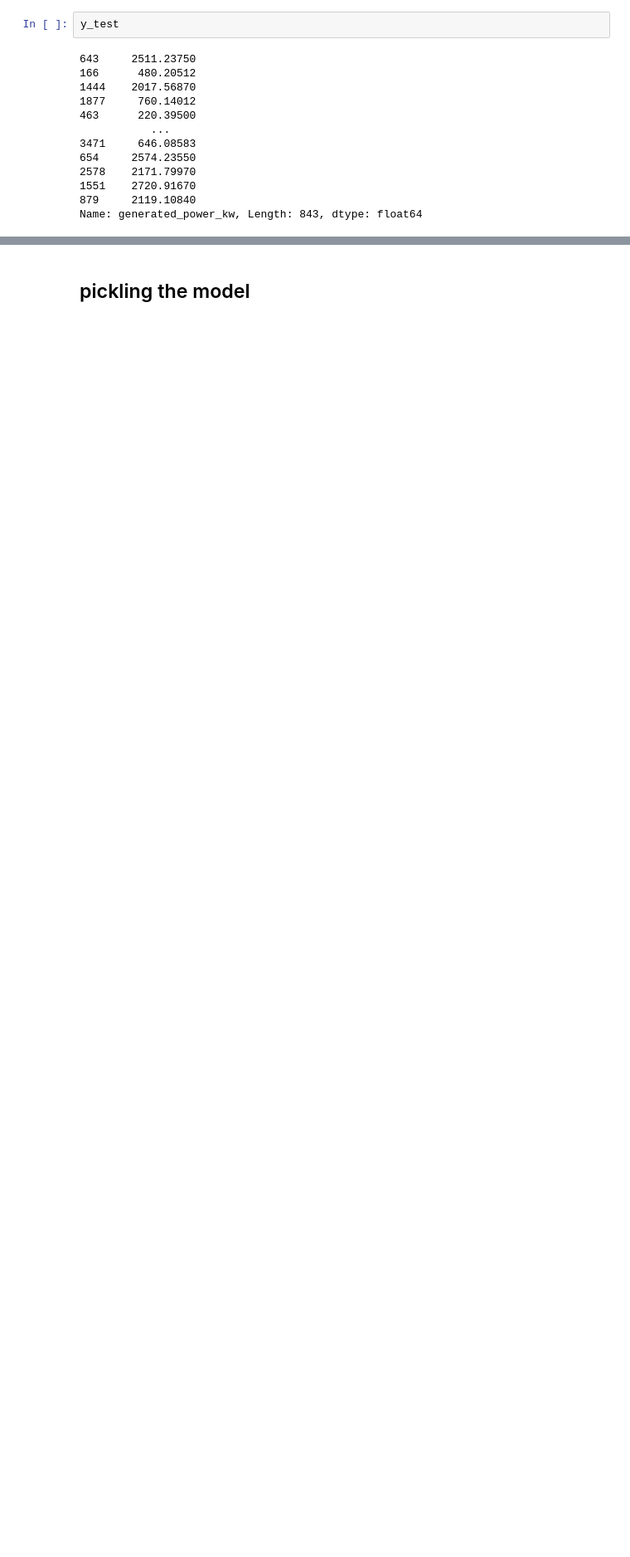
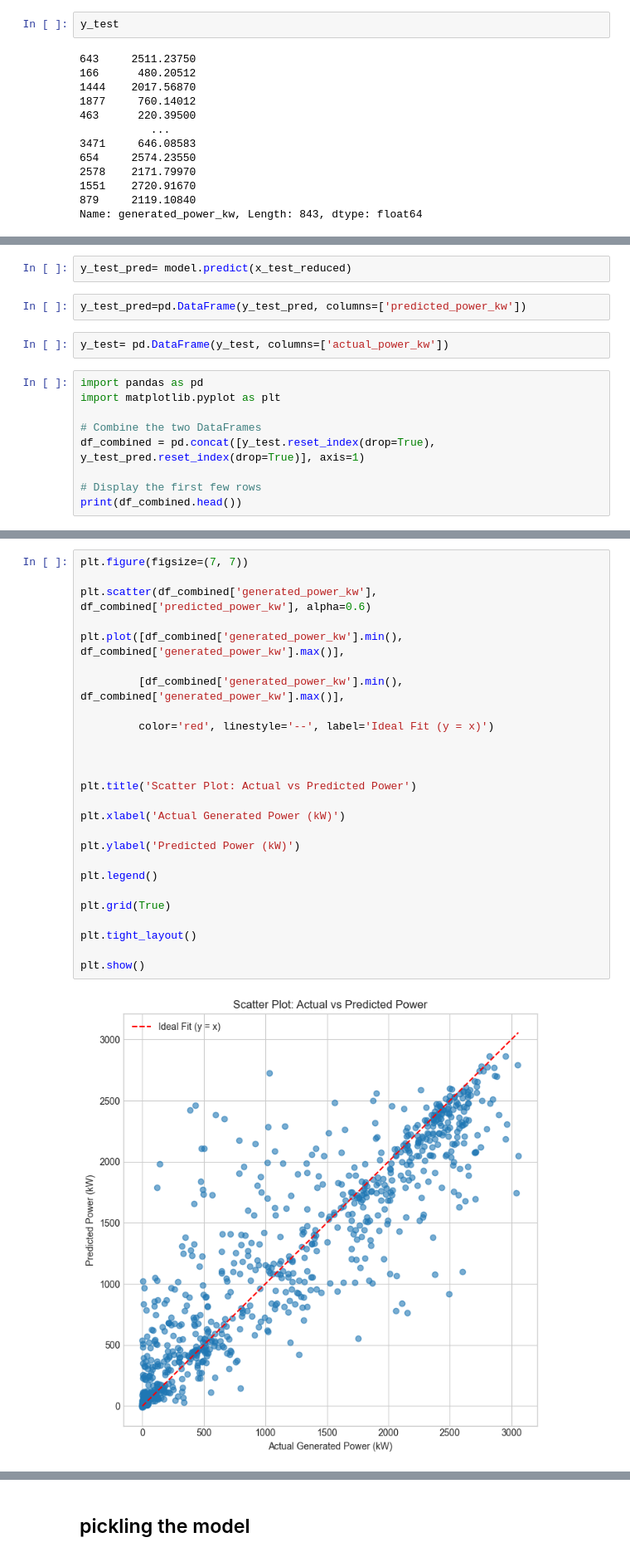
Before and after one commit to ayush-kapuskari/IEEE-Hackathon, a Jupyter notebook: modeltraining.ipynb, the cells around one changed output, grey strips where cells are left out. Shown at 83% size. Cells and saved outputs as stored; diff of their text form; blank space fills up the shorter version.

```diff
--- a/modeltraining.ipynb
+++ b/modeltraining.ipynb
@@ -660,0 +717,15 @@ Model performance for Test set
+# %%
+y_test_pred= model.predict(x_test_reduced)
+# %%
+y_test_pred=pd.DataFrame(y_test_pred, columns=['predicted_power_kw'])
+# %%
+y_test= pd.DataFrame(y_test, columns=['actual_power_kw'])
+# %%
+import pandas as pd
+import matplotlib.pyplot as plt
+
+# Combine the two DataFrames
+df_combined = pd.concat([y_test.reset_index(drop=True), y_test_pred.reset_index(drop=True)], axis=1)
+
+# Display the first few rows
+print(df_combined.head())
@@ -660,0 +739,28 @@ Model performance for Test set
+# %%
+plt.figure(figsize=(7, 7))
+
+plt.scatter(df_combined['generated_power_kw'], df_combined['predicted_power_kw'], alpha=0.6)
+
+plt.plot([df_combined['generated_power_kw'].min(), df_combined['generated_power_kw'].max()],
+
+         [df_combined['generated_power_kw'].min(), df_combined['generated_power_kw'].max()],
+
+         color='red', linestyle='--', label='Ideal Fit (y = x)')
+
+
+
+plt.title('Scatter Plot: Actual vs Predicted Power')
+
+plt.xlabel('Actual Generated Power (kW)')
+
+plt.ylabel('Predicted Power (kW)')
+
+plt.legend()
+
+plt.grid(True)
+
+plt.tight_layout()
+
+plt.show()
+# %% [output]
+[figure, added]
```
Also changed, not shown: parts of 15 cells of this notebook, 10 other files.
